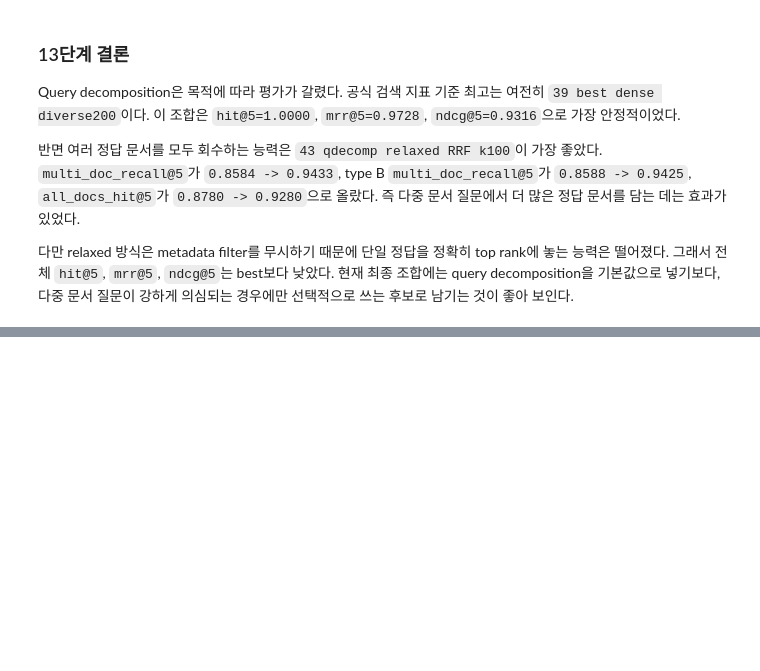
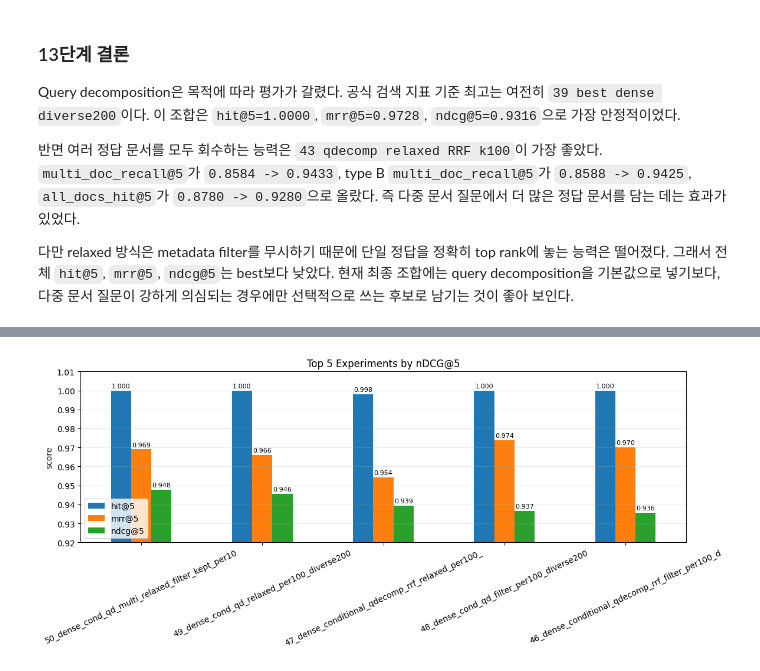
Before and after one commit to hskim2327/chatbot, a Jupyter notebook: notebooks/evaluation_analysis.ipynb, the cells around one changed output, grey strips where cells are left out. Drawn from its saved outputs; the diff is of its cells as text; code cells hidden in the pictures; blank space fills up the shorter version.

Commit message:
Add experiment

```diff
--- a/notebooks/evaluation_analysis.ipynb
+++ b/notebooks/evaluation_analysis.ipynb
@@ -1292,0 +1410,13 @@ Query decomposition은 다중 문서 회수율을 크게 올렸다. 특히 `43 q
+# %%
+import pandas as pd
+
+ranking_path = "../eval/evaluation/outputs/eval/overall_experiment_ranking_by_ndcg.csv"
+ranking = pd.read_csv(ranking_path)
+
+ranking_view = ranking[[
+    "rank", "experiment_name", "retriever_type", "embedding_model", "reranker",
+    "overall_hit_at_5", "overall_mrr_at_5", "overall_ndcg_at_5",
+    "elapsed", "type_b_ndcg_at_5", "notes"
+]].copy()
+
+ranking_view
@@ -1292,0 +1441,48 @@ Query decomposition은 다중 문서 회수율을 크게 올렸다. 특히 `43 q
+# %%
+import matplotlib.pyplot as plt
+
+
+def _fmt_elapsed(seconds):
+    if pd.isna(seconds):
+        return ""
+    minutes = int(seconds // 60)
+    rest = seconds - minutes * 60
+    return f"{minutes}:{rest:05.2f}"
+
+
+top5 = ranking.head(5).copy()
+top5["label"] = (
+    top5["experiment_name"]
+    .str.replace("_soyeon_125_koe5_faiss_canonical", "", regex=False)
+    .str.replace("_conditional_qdecomp_v2_rrf_", "_cond_qd_", regex=False)
+    .str.slice(0, 48)
+)
+
+fig, axes = plt.subplots(1, 2, figsize=(15, 5.2), gridspec_kw={"width_ratios": [2.4, 1]})
+
+score_df = top5.set_index("label")[[
+    "overall_hit_at_5", "overall_mrr_at_5", "overall_ndcg_at_5"
+]]
+score_df.plot(kind="bar", ax=axes[0], rot=25)
+axes[0].set_title("Top 5 Experiments by nDCG@5")
+axes[0].set_xlabel("")
+axes[0].set_ylabel("score")
+axes[0].set_ylim(0.92, 1.01)
+axes[0].grid(axis="y", alpha=0.25)
+axes[0].legend(["hit@5", "mrr@5", "ndcg@5"], loc="lower left")
+for container in axes[0].containers:
+    axes[0].bar_label(container, fmt="%.3f", fontsize=8, padding=2)
+
+elapsed_df = top5.set_index("label")["elapsed_seconds"]
+elapsed_df.plot(kind="bar", ax=axes[1], rot=25, color="#6b7280")
+axes[1].set_title("Prediction Time")
+axes[1].set_xlabel("")
+axes[1].set_ylabel("seconds")
+axes[1].grid(axis="y", alpha=0.25)
+for container in axes[1].containers:
+    axes[1].bar_label(container, labels=[_fmt_elapsed(v) for v in elapsed_df.values], fontsize=8, padding=2)
+
+plt.tight_layout()
+plt.show()
+# %% [output]
+[figure, added]
```
Also changed, not shown: parts of 12 cells of this notebook, 3 other files.
